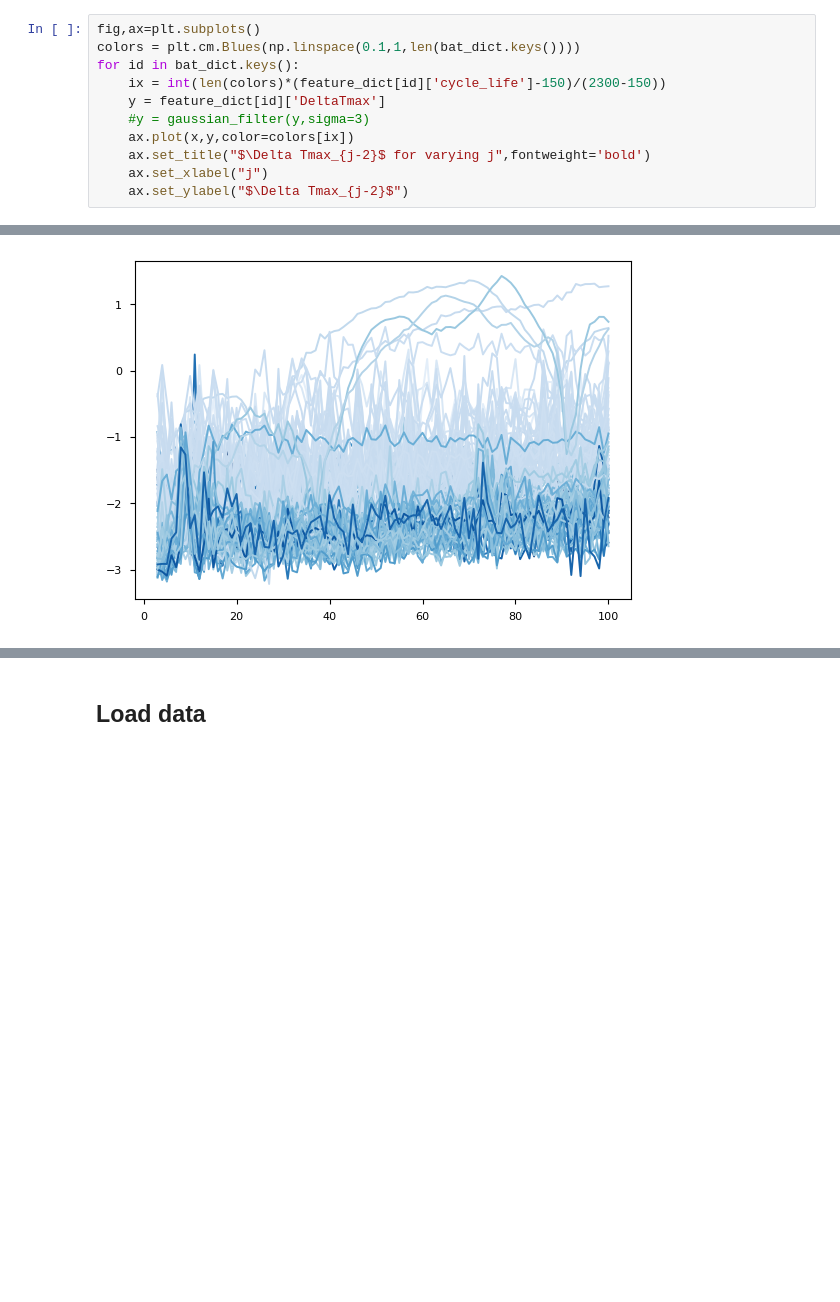
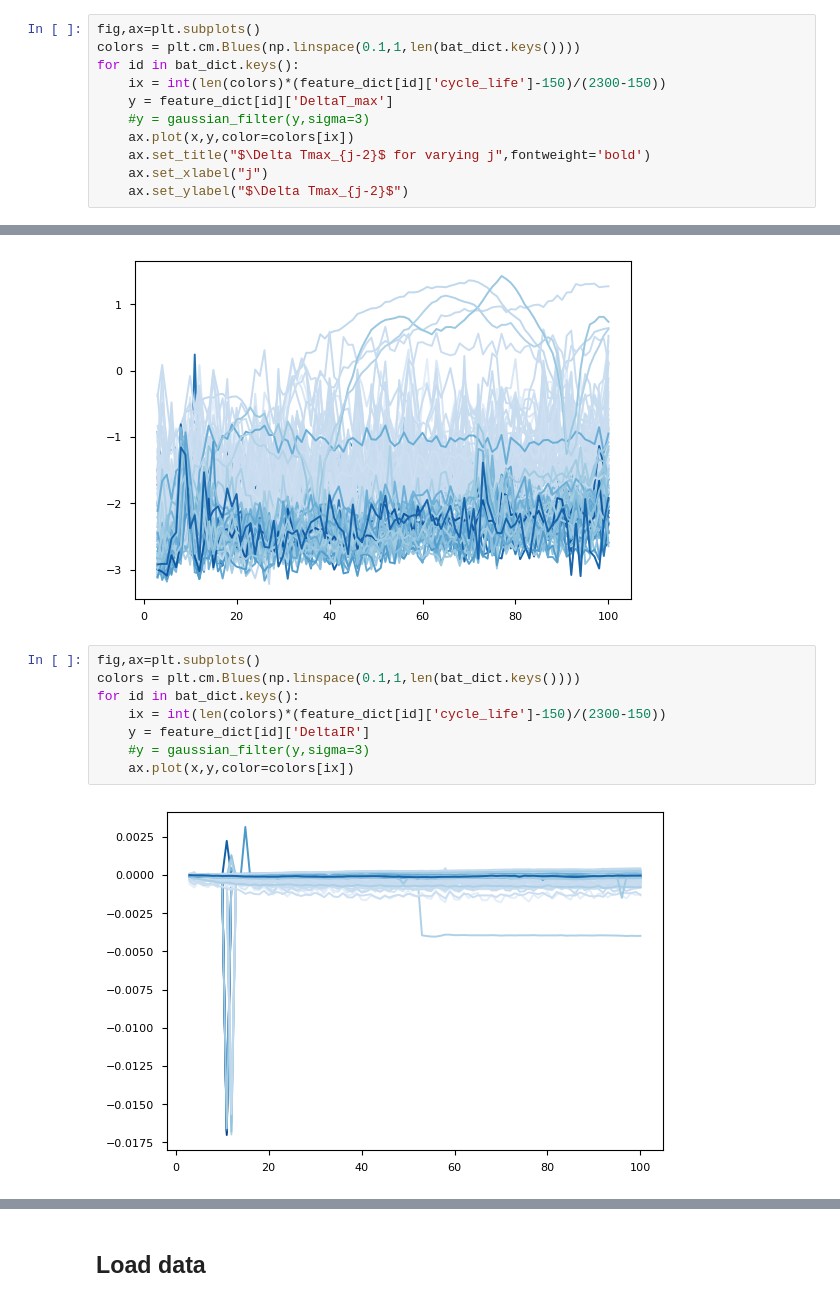
Before and after one commit to nathan99sun/HybridPred, a Jupyter notebook: cleaning/DeltaQ_Timeseries.ipynb, the cells around one changed output, grey strips where cells are left out. Cells and saved outputs as stored; diff of their text form; blank space fills up the shorter version.

```diff
--- a/cleaning/DeltaQ_Timeseries.ipynb
+++ b/cleaning/DeltaQ_Timeseries.ipynb
@@ -280,7 +292,7 @@ fig,ax=plt.subplots()
 colors = plt.cm.Blues(np.linspace(0.1,1,len(bat_dict.keys())))
 for id in bat_dict.keys():
     ix = int(len(colors)*(feature_dict[id]['cycle_life']-150)/(2300-150))
-    y = feature_dict[id]['DeltaTmax']
+    y = feature_dict[id]['DeltaT_max']
     #y = gaussian_filter(y,sigma=3)
     ax.plot(x,y,color=colors[ix])
     ax.set_title("$\Delta Tmax_{j-2}$ for varying j",fontweight='bold')
@@ -298,4 +310,14 @@ for id in bat_dict.keys():
     ax.plot(x,y,color=colors[ix])
 # %% [output]
 [figure]
+# %%
+fig,ax=plt.subplots()
+colors = plt.cm.Blues(np.linspace(0.1,1,len(bat_dict.keys())))
+for id in bat_dict.keys():
+    ix = int(len(colors)*(feature_dict[id]['cycle_life']-150)/(2300-150))
+    y = feature_dict[id]['DeltaIR']
+    #y = gaussian_filter(y,sigma=3)
+    ax.plot(x,y,color=colors[ix])
+# %% [output]
+[figure, added]
 # %%
```
Also changed, not shown: parts of 5 cells of this notebook, 1 other file.
